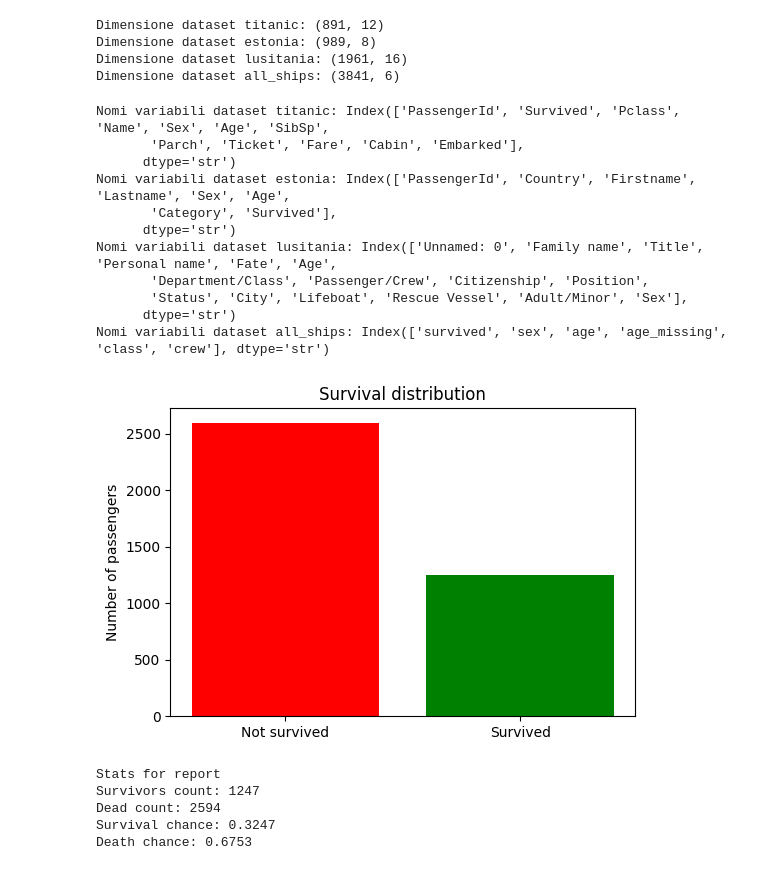
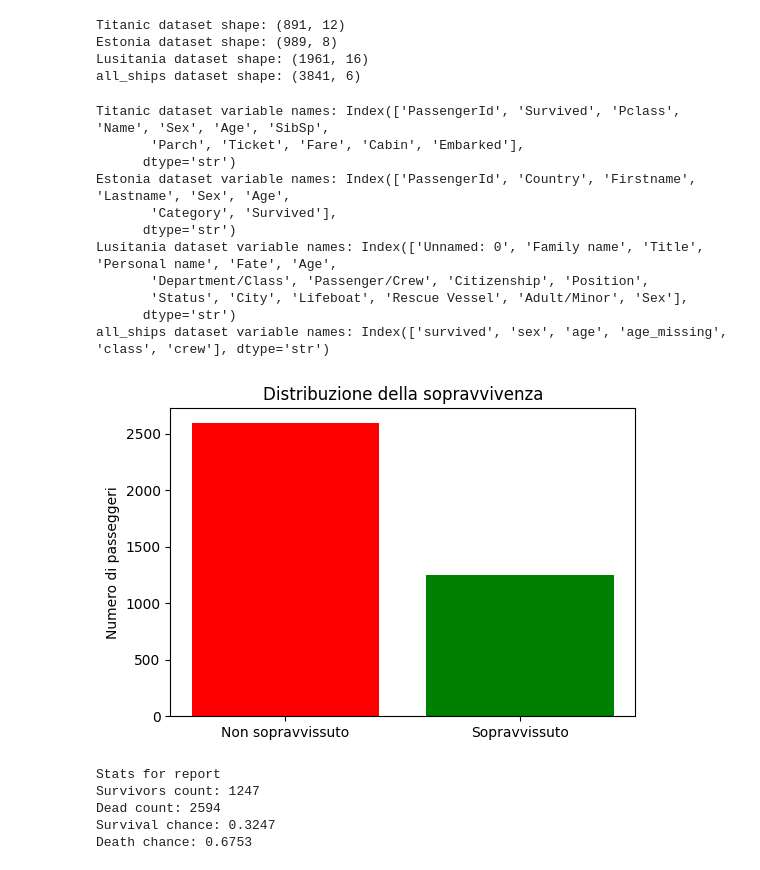
Before and after one commit to xXEmanuXx/unict-ml-year-25-group-10, a Jupyter notebook: notebooks/dataset_stats.ipynb, the cells around one changed output. Cells and saved outputs as stored; diff of their text form; code cells hidden in the pictures.

```diff
--- a/notebooks/dataset_stats.ipynb
+++ b/notebooks/dataset_stats.ipynb
@@ -7,56 +7,56 @@ df_lusitania = pd.read_csv("../data/lusitania.csv")
 
 df_all_ships = pd.read_csv("../data/all_ships.csv")
 
-print(f"Dimensione dataset titanic: {df_titanic.shape}")
-print(f"Dimensione dataset estonia: {df_estonia.shape}")
-print(f"Dimensione dataset lusitania: {df_lusitania.shape}")
-print(f"Dimensione dataset all_ships: {df_all_ships.shape}")
+print(f"Titanic dataset shape: {df_titanic.shape}")
+print(f"Estonia dataset shape: {df_estonia.shape}")
+print(f"Lusitania dataset shape: {df_lusitania.shape}")
+print(f"all_ships dataset shape: {df_all_ships.shape}")
 # %% [output]
-Dimensione dataset titanic: (891, 12)
-Dimensione dataset estonia: (989, 8)
-Dimensione dataset lusitania: (1961, 16)
-Dimensione dataset all_ships: (3841, 6)
+Titanic dataset shape: (891, 12)
+Estonia dataset shape: (989, 8)
+Lusitania dataset shape: (1961, 16)
+all_ships dataset shape: (3841, 6)
 # %%
-print(f"Nomi variabili dataset titanic: {df_titanic.columns}")
-print(f"Nomi variabili dataset estonia: {df_estonia.columns}")
-print(f"Nomi variabili dataset lusitania: {df_lusitania.columns}")
-print(f"Nomi variabili dataset all_ships: {df_all_ships.columns}")
+print(f"Titanic dataset variable names: {df_titanic.columns}")
+print(f"Estonia dataset variable names: {df_estonia.columns}")
+print(f"Lusitania dataset variable names: {df_lusitania.columns}")
+print(f"all_ships dataset variable names: {df_all_ships.columns}")
 # %% [output]
-Nomi variabili dataset titanic: Index(['PassengerId', 'Survived', 'Pclass', 'Name', 'Sex', 'Age', 'SibSp',
+Titanic dataset variable names: Index(['PassengerId', 'Survived', 'Pclass', 'Name', 'Sex', 'Age', 'SibSp',
        'Parch', 'Ticket', 'Fare', 'Cabin', 'Embarked'],
       dtype='str')
-Nomi variabili dataset estonia: Index(['PassengerId', 'Country', 'Firstname', 'Lastname', 'Sex', 'Age',
+Estonia dataset variable names: Index(['PassengerId', 'Country', 'Firstname', 'Lastname', 'Sex', 'Age',
        'Category', 'Survived'],
       dtype='str')
-Nomi variabili dataset lusitania: Index(['Unnamed: 0', 'Family name', 'Title', 'Personal name', 'Fate', 'Age',
+Lusitania dataset variable names: Index(['Unnamed: 0', 'Family name', 'Title', 'Personal name', 'Fate', 'Age',
        'Department/Class', 'Passenger/Crew', 'Citizenship', 'Position',
        'Status', 'City', 'Lifeboat', 'Rescue Vessel', 'Adult/Minor', 'Sex'],
       dtype='str')
-Nomi variabili dataset all_ships: Index(['survived', 'sex', 'age', 'age_missing', 'class', 'crew'], dtype='str')
+all_ships dataset variable names: Index(['survived', 'sex', 'age', 'age_missing', 'class', 'crew'], dtype='str')
 # %%
 import matplotlib.pyplot as plt
 from matplotlib.patches import Patch
 
 survived_counts = df_all_ships['survived'].value_counts()
 total = survived_counts.sum()
 
 plt.figure(figsize=(6, 4))
 plt.bar(survived_counts.index, survived_counts.to_numpy(), color=['red', 'green'])
 
-plt.title('Survival distribution')
-plt.xticks([0, 1], ['Not survived', 'Survived'])
-plt.ylabel('Number of passengers')
+plt.title('Distribuzione della sopravvivenza')
+plt.xticks([0, 1], ['Non sopravvissuto', 'Sopravvissuto'])
+plt.ylabel('Numero di passeggeri')
 
 plt.savefig('../media/survival_distribution.png', dpi=300, bbox_inches='tight')
 plt.show()
 
 print("Stats for report")
 print(f"Survivors count: {survived_counts[1]}")
 print(f"Dead count: {survived_counts[0]}")
 print(f"Survival chance: {survived_counts[1] / total :.4f}")
 print(f"Death chance: {survived_counts[0] / total :.4f}")
 # %% [output]
-[figure, old version]
+[figure, new version]
 Stats for report
 Survivors count: 1247
 Dead count: 2594
```
Also changed, not shown: parts of 4 cells of this notebook, 16 other files.
